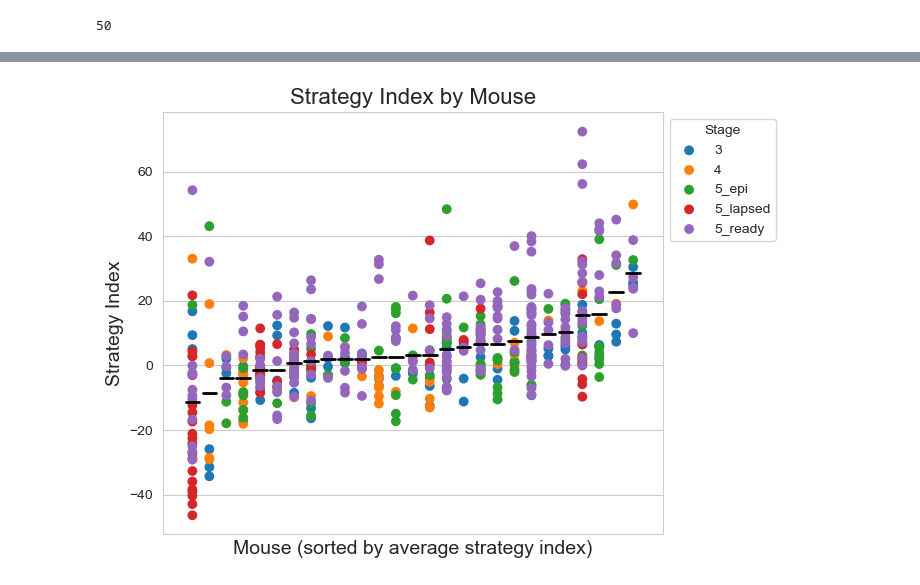
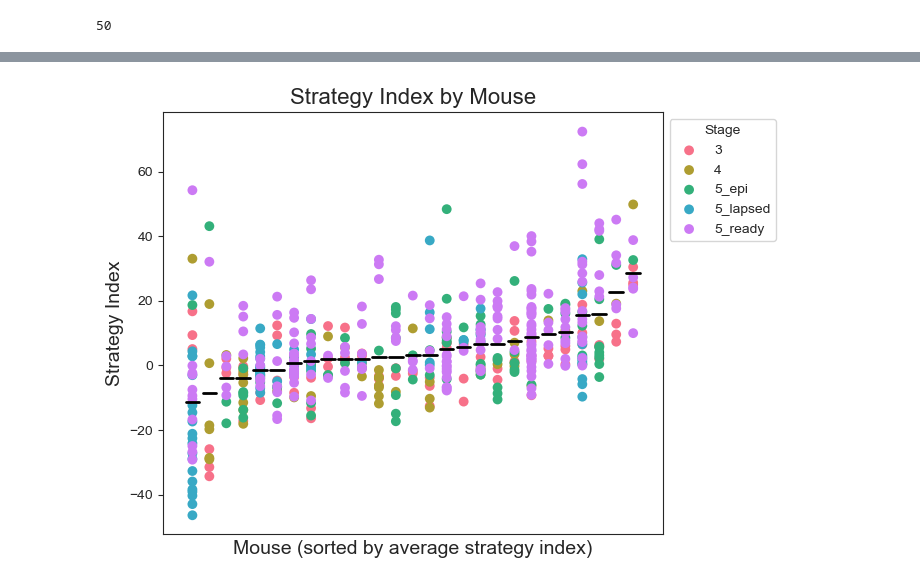
Before and after one commit to cici-xingyu-zheng/swdb_2024_strategy, a Jupyter notebook: test_index_during_training.ipynb, the cells around one changed output, grey strips where cells are left out. Cells and saved outputs as stored; diff of their text form; code cells hidden in the pictures.

```diff
--- a/test_index_during_training.ipynb
+++ b/test_index_during_training.ipynb
@@ -133,0 +142,14 @@ training_df = pd.concat([srategy_df_3_merged, srategy_df_4_merged, srategy_df_5_
+# %%
+rewards = []
+aborted = []
+false_alarms = []
+max_dprimes = []
+
+for bsid in training_df.behavior_session_id:
+    print('\n Processing:', bsid)
+    behavior_session = cache.get_behavior_session(bsid)
+    performace_metrics = behavior_session.get_performance_metrics()
+    rewards.append(performace_metrics['earned_reward_count'])
+    false_alarms.append(performace_metrics['false_alarm_trial_count'])
+    max_dprimes.append(performace_metrics['max_dprime'])
+    aborted.append(np.sum(behavior_session.trials['aborted']))
@@ -133,0 +170,5 @@ training_df = pd.concat([srategy_df_3_merged, srategy_df_4_merged, srategy_df_5_
+# %%
+training_df['aborted'] = aborted
+training_df['false_alarms'] = false_alarms
+training_df['max_dprimes'] = max_dprimes
+training_df['rewards'] = rewards
@@ -582,38 +893,35 @@ plt.show()
 # %%
+unique_stages = np.unique(np.concatenate([session_df_sorted_by_avg['stage'].unique(), training_df['stage'].unique()]))
+color_palette = sns.color_palette("husl", n_colors=len(unique_stages))
+stage_colors = dict(zip(unique_stages, color_palette))
+
 fig, ax = plt.subplots(figsize=(7, 5))
 
-# Get unique mouse IDs in the sorted order
 unique_mice = session_df_sorted_by_avg['mouse_id'].unique()
 
-# Define colors for stages
-stage_colors = {'3': 'C0', '4': 'C1', '5_epi': 'C2', '5_lapsed': 'C3', '5_ready': 'C4'}
-
-# Plot each session as a point
 for i, mouse in enumerate(unique_mice):
     mouse_data = session_df_sorted_by_avg[session_df_sorted_by_avg['mouse_id'] == mouse]
-    for stage, color in stage_colors.items():
+    for stage in unique_stages:
         stage_data = mouse_data[mouse_data['stage'] == stage]
         ax.scatter([i] * len(stage_data), stage_data['strategy_index'],
-                   c=color, label=stage if i == 0 else "",
+                   c=[stage_colors[stage]], label=stage if i == 0 else "",
                    s=50, edgecolor='none')
 
-# Add horizontal lines at average strategy index for each mouse
 for i, mouse in enumerate(unique_mice):
     avg_index = mouse_avg[mouse]
     ax.plot([i-0.4, i+0.4], [avg_index, avg_index], color='black', linewidth=2)
 
 ax.set_xlabel('Mouse (sorted by average strategy index)', fontsize=14)
 ax.set_ylabel('Strategy Index', fontsize=14)
 ax.set_title('Strategy Index by Mouse', fontsize=16)
-ax.set_xticks([])  # remove x-axis ticks
+ax.set_xticks([])
 
-# Add legend
 handles, labels = ax.get_legend_handles_labels()
 by_label = dict(zip(labels, handles))
 ax.legend(by_label.values(), by_label.keys(), title='Stage',
           loc='upper left', bbox_to_anchor=(1, 1))
 
 plt.tight_layout()
 plt.show()
 # %% [output]
-[figure, old version]
+[figure, new version]
```
Also changed, not shown: parts of 24 cells of this notebook, 8 other files.
